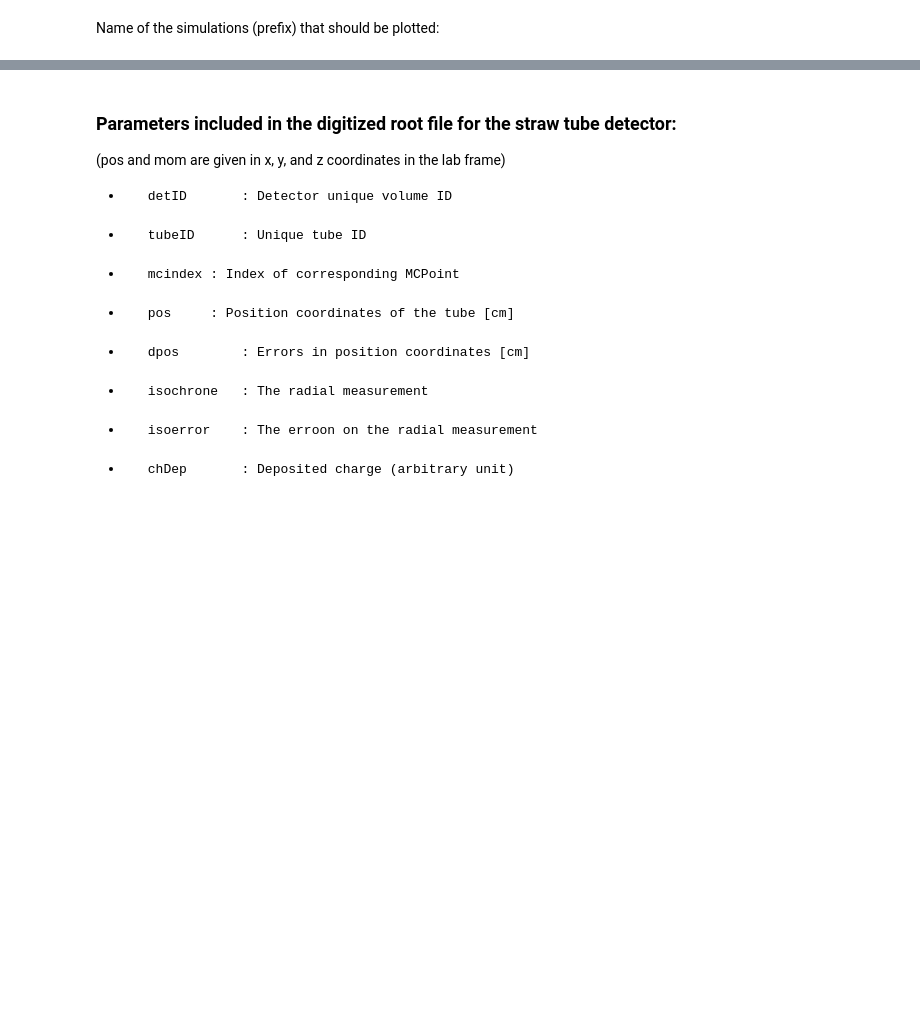
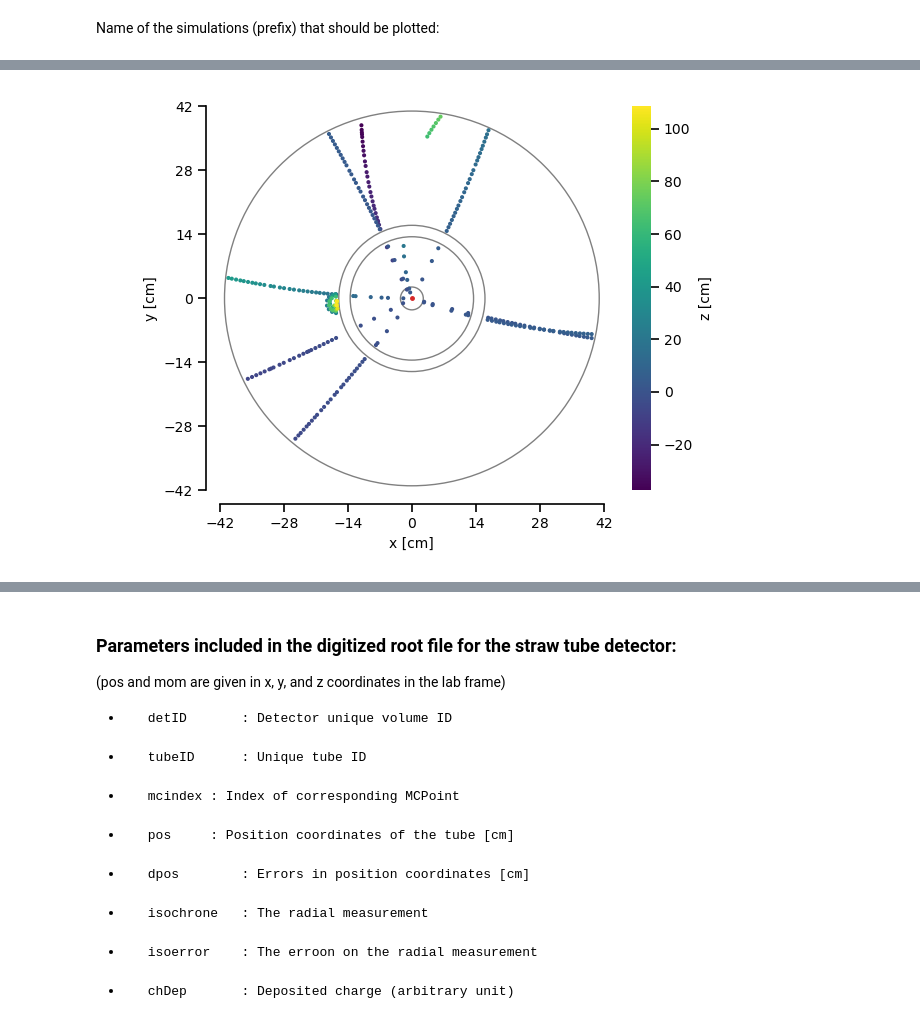
Before and after one commit to ai4fair/pandaml, a Jupyter notebook: visualization/notebooks/plot_sim.ipynb, the cells around one changed output, grey strips where cells are left out. Saved outputs shown, nothing was run; the diff lists cells and outputs as text; code cells hidden in the pictures; blank space fills up the shorter version.

Commit message:
Making some nice plots for the MCPoints

```diff
--- a/visualization/notebooks/plot_sim.ipynb
+++ b/visualization/notebooks/plot_sim.ipynb
@@ -28,3 +35,5 @@ rootFilePath = "/home/n_idw/simFiles/root"
+# %%
+imagePath = "/mnt/c/Users/nikol/sciebo/Doktor/Pictures/simulation-visualization"
 # %% [markdown]
 Name of the simulations (prefix) that should be plotted:
 # %%
@@ -41,5 +50,6 @@ Import the parameters corresponding to the properties of the generated particels
 Simulation root file:
 # %%
 simFile = rootFilePath + "/" + projectName + "/" + projectName + "_sim.root"
-print(simFile)
+print("Input simulation file: ",simFile)
+mcPoint_params = uproot.open(simFile+":pndsim")
 # %% [output]
@@ -98,0 +127,83 @@ print(mvd_sim_params.keys())
+# %%
+plt.close()
+eventNumber = 0
+
+# get x,y & z coordinates of the STT & MVD MC points
+stt_x = mcPoint_params["STTPoint.fX"].array(library="np")[eventNumber]
+stt_y = mcPoint_params["STTPoint.fY"].array(library="np")[eventNumber]
+stt_z = mcPoint_params["STTPoint.fZ"].array(library="np")[eventNumber]
+
+mvd_x = mcPoint_params["MVDPoint.fX"].array(library="np")[eventNumber]
+mvd_y = mcPoint_params["MVDPoint.fY"].array(library="np")[eventNumber]
+mvd_z = mcPoint_params["MVDPoint.fZ"].array(library="np")[eventNumber]
+
+# find out what the maximum and minimum z values are
+z_coords = np.concatenate((stt_z, mvd_z))
+min_z = np.min(z_coords)
+print("Min z: ", np.min(z_coords), " cm")
+max_z = np.max(z_coords)
+print("Max z: ", np.max(z_coords), " cm")
+
+fig = plt.figure()
+ax = fig.add_subplot()
+
+# Plot the IP
+plt.plot(0,0,marker='.',ms=5, color='tab:red')
+
+# Plot the inner and outer MVD radii
+mvdInner = patches.Circle((0,0), radius=2.5, color='gray', fill=False)
+ax.add_patch(mvdInner)
+
+mvdOuter = patches.Circle((0,0), radius=13.5, color='gray', fill=False)
+ax.add_patch(mvdOuter)
+
+
+# Plot the inner and outer STT radii
+sttInner = patches.Circle((0,0), radius=16.0, color='gray', fill=False)
+ax.add_patch(sttInner)
+
+sstOuter = patches.Circle((0,0), radius=41.0, color='gray', fill=False)
+ax.add_patch(sstOuter)
+
+# plot the STT & MVD MC points as dots with the color representing the z coordinate
+plt.scatter(stt_x, stt_y, c=stt_z, cmap='viridis', marker='.',s=15, vmin=min_z, vmax=max_z)
+plt.scatter(mvd_x, mvd_y, c=mvd_z, cmap='viridis', marker='.',s=15, vmin=min_z, vmax=max_z)
+
+# Set the axis labels and limits
+plt.xlabel("x [cm]")
+plt.xlim(-42, 42)
+plt.ylabel("y [cm]")
+plt.ylim(-42, 42)
+
+# Set the ticks positions to match the data range
+x_ticks = np.linspace(-42, 42, num=7)
+y_ticks = np.linspace(-42, 42, num=7)
+ax.set_xticks(x_ticks)
+ax.set_yticks(y_ticks)
+ax.tick_params(length=6,width=1.2)
+
+# Set the aspect ratio to be equal
+plt.gca().set_aspect('equal')
+
+# Add and format the color bar
+cbar = plt.colorbar(label="z [cm]")
+cbar.outline.set_visible(False)
+cbar.ax.yaxis.set_tick_params(length=6,width=1.2)
+
+ax.spines['top'].set_visible(False)
+ax.spines['right'].set_visible(False)
+ax.spines['left'].set_position(('outward', 10))
+ax.spines['bottom'].set_position(('outward', 10))
+ax.spines['left'].set_linewidth(1.2)
+ax.spines['bottom'].set_linewidth(1.2)
+
+fig.tight_layout()
+
+imgPath = imagePath + "/sim/" + projectName + "_xyProjection"
+
+print("Saving png image to: ", imgPath+".png")
+plt.savefig(imgPath+".png", dpi=300, bbox_inches='tight')
+
+print("Saving pdf image to: ", imgPath+".pdf")
+plt.savefig(imgPath+".pdf", dpi=300, bbox_inches='tight')
+# %% [output]
@@ -98,0 +214 @@ print(mvd_sim_params.keys())
+[figure, added]
```
Also changed, not shown: parts of 35 cells of this notebook, 2 other files.
